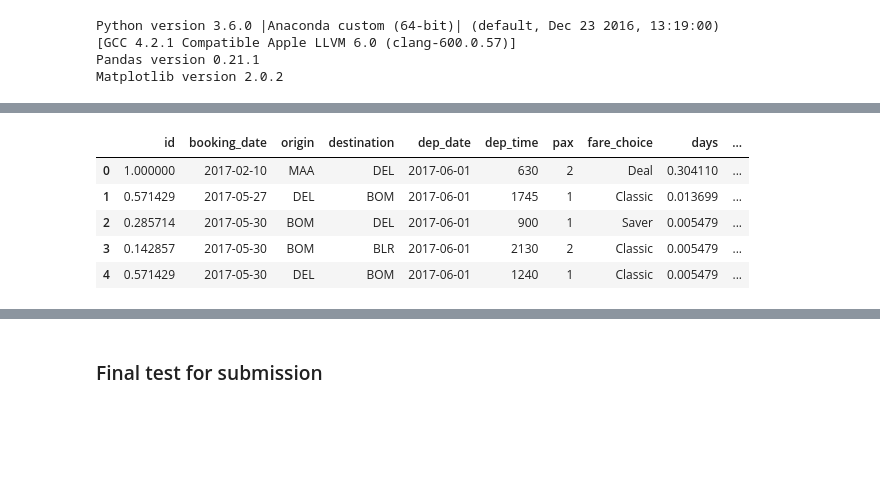
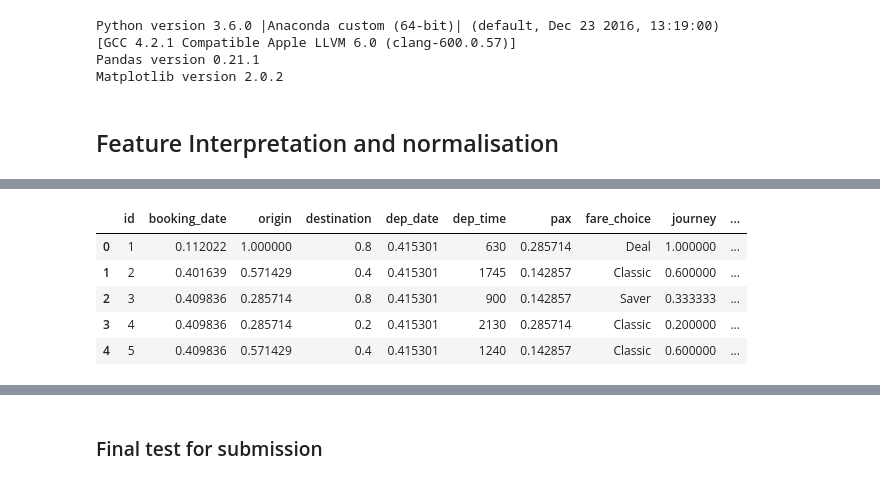
Before and after one commit to eldhoabraham/datathlete, a Jupyter notebook: v2/Datathletics-v2.ipynb, the cells around one changed output, grey strips where cells are left out. Cells and saved outputs as stored; diff of their text form; code cells hidden in the pictures; blank space fills up the shorter version.

```diff
--- a/v2/Datathletics-v2.ipynb
+++ b/v2/Datathletics-v2.ipynb
@@ -23,6 +23,8 @@ Python version 3.6.0 |Anaconda custom (64-bit)| (default, Dec 23 2016, 13:19:00)
 [GCC 4.2.1 Compatible Apple LLVM 6.0 (clang-600.0.57)]
 Pandas version 0.21.1
 Matplotlib version 2.0.2
+# %% [markdown]
+## Feature Interpretation and normalisation
 # %%
 Location = r'train.csv'
 df = pd.read_csv(Location, parse_dates=['booking_date', 'dep_date'])
@@ -34,35 +36,60 @@ Location = r'test.csv'
 test_df = pd.read_csv(Location, parse_dates=['booking_date', 'dep_date'])
 #print(type(test_df["Hour"][0]))
 
-sLength  = len(df['pax'])
+maxPax  = max(df['pax'])
+numDaysInYear = 366
+numClasses = 4
+
 #df['dep_time'] = pd.to_datetime(pd.Series(sLength, index=df.index))
 #test_df['Day'] = pd.Series(sLength, index=df.index)
 
 originList = df.origin.unique()
-df = df.assign(id=(df['origin'] + '_' + df['destination']).astype('category').cat.codes)
-df['days'] = ((df['dep_date'] - df['booking_date'])/np.timedelta64(1, 'D')).astype(int)/365
-df['fare_choice_sc'] = df.groupby(['fare_choice']).ngroup()
-df['dep_time_sc'] = ((df['dep_time']%100).astype(int)/5 + (df['dep_time']/100).astype(int)*12)/((24*12)-1)
-df['weekday'] = df['dep_date'].dt.dayofweek/6
+df = df.assign(journey=(df['origin'] + '_' + df['destination']).astype('category').cat.codes)
+df = df.assign(origin=(df['origin']).astype('category').cat.codes)
+df = df.assign(destination=(df['destination']).astype('category').cat.codes)
+maxOrg  = max(df['origin'])+1
+maxDest  = max(df['destination'])+1
+df['origin'] = (df['origin']+1)/maxOrg
+df['destination'] = (df['destination']+1)/maxDest
+df['days'] = (((df['dep_date'] - df['booking_date'])/np.timedelta64(1, 'D')).astype(int)+1)/numDaysInYear
+df['booking_weekday'] = (df['booking_date'].dt.dayofweek+1)/7
+df['dep_weekday'] = (df['dep_date'].dt.dayofweek+1)/7
+df['booking_date'] = (df['booking_date'].dt.dayofyear)/numDaysInYear
+df['dep_date'] = (df['dep_date'].dt.dayofyear)/numDaysInYear
+df['fare_choice_sc'] = (df.groupby(['fare_choice']).ngroup()+1)
+df['dep_time_sc'] = (((df['dep_time']%100).astype(int)/5)+1 + ((df['dep_time']/100).astype(int)+1)*12)/((24*12))
+df['pax'] = df['pax']/maxPax
 #df['id2'] = df.groupby(['destination']).ngroup()
-maxID  = max(df['id'])
-df['id'] = df['id']/maxID
-print(sLength)
+maxID  = max(df['journey'])+1
+df['journey'] = (df['journey']+1)/maxID
+print((df.ix[56109]))
 
-sLength  = len(test_df['pax'])
-test_df = test_df.assign(id=(test_df['origin'] + '_' + test_df['destination']).astype('category').cat.codes)
-test_df['days'] = ((test_df['dep_date'] - test_df['booking_date'])/np.timedelta64(1, 'D')).astype(int)/365
-test_df['dep_time_sc'] = ((test_df['dep_time']%100).astype(int)/5 + (test_df['dep_time']/100).astype(int)*12)/((24*12)-1)
-test_df['weekday'] = test_df['dep_date'].dt.dayofweek/6
+maxPax  = max(test_df['pax'])
+test_df = test_df.assign(journey=(test_df['origin'] + '_' + test_df['destination']).astype('category').cat.codes)
+test_df = test_df.assign(origin=(df['origin']).astype('category').cat.codes)
+test_df = test_df.assign(destination=(df['destination']).astype('category').cat.codes)
+maxOrg  = max(test_df['origin'])+1
+maxDest  = max(test_df['destination'])+1
+test_df['origin'] = (test_df['origin']+1)/maxOrg
+test_df['destination'] = (test_df['destination']+1)/maxDest
+test_df['days'] = (((test_df['dep_date'] - test_df['booking_date'])/np.timedelta64(1, 'D')).astype(int)+1)/numDaysInYear
+test_df['booking_weekday'] = (test_df['booking_date'].dt.dayofweek+1)/7
+test_df['dep_weekday'] = (test_df['dep_date'].dt.dayofweek+1)/7
+test_df['booking_date'] = (test_df['booking_date'].dt.dayofyear)/numDaysInYear
+test_df['dep_date'] = (test_df['dep_date'].dt.dayofyear)/numDaysInYear
+test_df['dep_time_sc'] = (((test_df['dep_time']%100).astype(int)/5)+1 + ((test_df['dep_time']/100).astype(int)+1)*12)/((24*12))
+test_df['pax'] = test_df['pax']/maxPax
 #df['id2'] = df.groupby(['destination']).ngroup()
-maxID  = max(test_df['id'])
-test_df['id'] = test_df['id']/maxID
-print(sLength)
+maxID  = max(test_df['journey'])+1
+test_df['journey'] = (test_df['journey']+1)/maxID
+print(maxPax)
 
-df.head(5)
+#print(df.groupby('days').mean())
+df.head()
+#df.sort_values(['days'], ascending=True)
 #test_df.head()
 
-#print(df.weekday.unique())
+#print(df.origin.unique())
 #print(test_df.origin.unique())
 #print(df.destination.unique())
 #print(test_df.destination.unique())
@@ -73,6 +120,6 @@ df.head(5)
-|  | id | booking_date | origin | destination | dep_date | dep_time | pax | fare_choice | days | ... |
-| 0 | 1.000000 | 2017-02-10 | MAA | DEL | 2017-06-01 | 630 | 2 | Deal | 0.304110 | ... |
-| 1 | 0.571429 | 2017-05-27 | DEL | BOM | 2017-06-01 | 1745 | 1 | Classic | 0.013699 | ... |
-| 2 | 0.285714 | 2017-05-30 | BOM | DEL | 2017-06-01 | 900 | 1 | Saver | 0.005479 | ... |
-| 3 | 0.142857 | 2017-05-30 | BOM | BLR | 2017-06-01 | 2130 | 2 | Classic | 0.005479 | ... |
-| 4 | 0.571429 | 2017-05-30 | DEL | BOM | 2017-06-01 | 1240 | 1 | Classic | 0.005479 | ... |
+|  | id | booking_date | origin | destination | dep_date | dep_time | pax | fare_choice | journey | ... |
+| 0 | 1 | 0.112022 | 1.000000 | 0.8 | 0.415301 | 630 | 0.285714 | Deal | 1.000000 | ... |
+| 1 | 2 | 0.401639 | 0.571429 | 0.4 | 0.415301 | 1745 | 0.142857 | Classic | 0.600000 | ... |
+| 2 | 3 | 0.409836 | 0.285714 | 0.8 | 0.415301 | 900 | 0.142857 | Saver | 0.333333 | ... |
+| 3 | 4 | 0.409836 | 0.285714 | 0.2 | 0.415301 | 2130 | 0.285714 | Classic | 0.200000 | ... |
+| 4 | 5 | 0.409836 | 0.571429 | 0.4 | 0.415301 | 1240 | 0.142857 | Classic | 0.600000 | ... |
```
Also changed, not shown: parts of 28 cells of this notebook, 1 other file.
